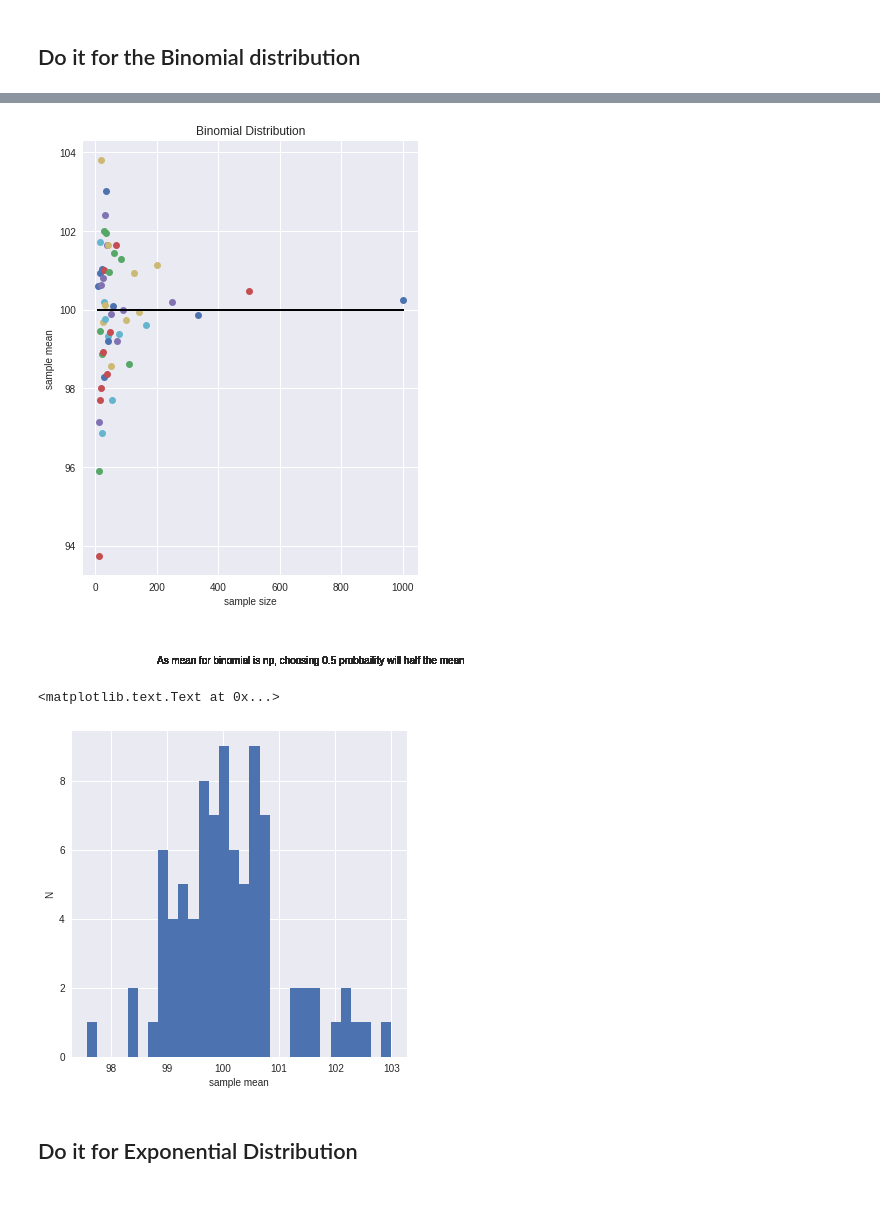
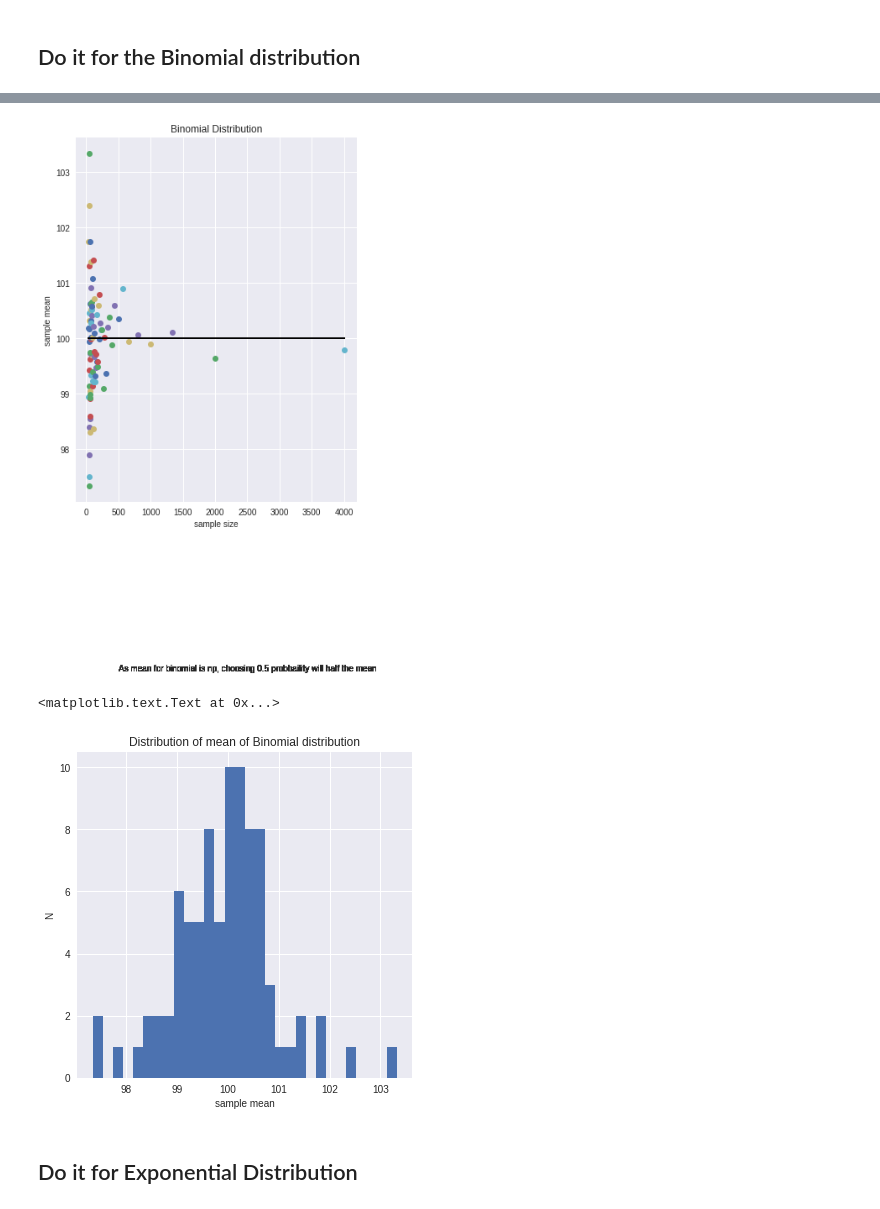
Before and after one commit to gauravcusp/Urban_Informatics_Coding_Assignments, a Jupyter notebook: HW3_gb1877/HW3_1_gb1877.ipynb, the cells around one changed output, grey strips where cells are left out. Cells and saved outputs as stored; diff of their text form; code cells hidden in the pictures.

```diff
--- a/HW3_gb1877/HW3_1_gb1877.ipynb
+++ b/HW3_gb1877/HW3_1_gb1877.ipynb
@@ -226,28 +233,28 @@ Binomial mean: 39.66, standard deviation: 6.44
 # %%
 md['binomial'] = {}
-
+np.random.seed(101)
 #and do it in a for loop. not pythonic, but easily readable
 num=500                                                                        ##num is the number of events
 for n in mysize:
-    md['binomial'][n] = np.random.binomial(num,0.2, size = n)                   ##Probability is taken as 0.5
+    md['binomial'][n] = np.random.binomial(num,0.2, size = n)                   ##Probability is taken as 0.2
 
 # save the means for plotting later
 
 md['binomial']['means'] = {}
 axbi_mu_n = pl.figure(figsize=(6,8)).add_subplot(111)
 
 for nn in md['binomial']:
     if not type(nn) == str:
         md['binomial']['means'][nn] = md['binomial'][nn].mean()
         #and plot it
         axbi_mu_n.plot(nn, md['binomial']['means'][nn], 'o')
         axbi_mu_n.set_xlabel('sample size', fontsize=10)
         axbi_mu_n.set_ylabel('sample mean', fontsize=10)
         axbi_mu_n.set_title('Binomial Distribution', fontsize=12)
         axbi_mu_n.plot([min(mysize), max(mysize)], [df, df], 'k')
-        axbi_mu_n.text(200,91,'As mean for binomial is np, choosing 0.5 probbaility will half the mean')
+        axbi_mu_n.text(500,94,'As mean for binomial is np, choosing 0.5 probbaility will half the mean')
 # %% [output]
-[figure, old version]
+[figure, new version]
 # %%
 allmeans = list(md['binomial']['means'].values())
 
@@ -255,9 +262,10 @@ pl.figure(figsize=(6, 6))
 pl.hist(allmeans,bins=30)
 pl.xlabel('sample mean', fontsize = 10)
 pl.ylabel('N', fontsize = 10)
+pl.title('Distribution of mean of Binomial distribution')
 # %% [output]
 <matplotlib.text.Text at 0x...>
-[figure, old version]
+[figure, new version]
 # %% [markdown]
 ## Do it for Exponential Distribution
 # %%
```
Also changed, not shown: parts of 18 cells of this notebook, 2 other files.
